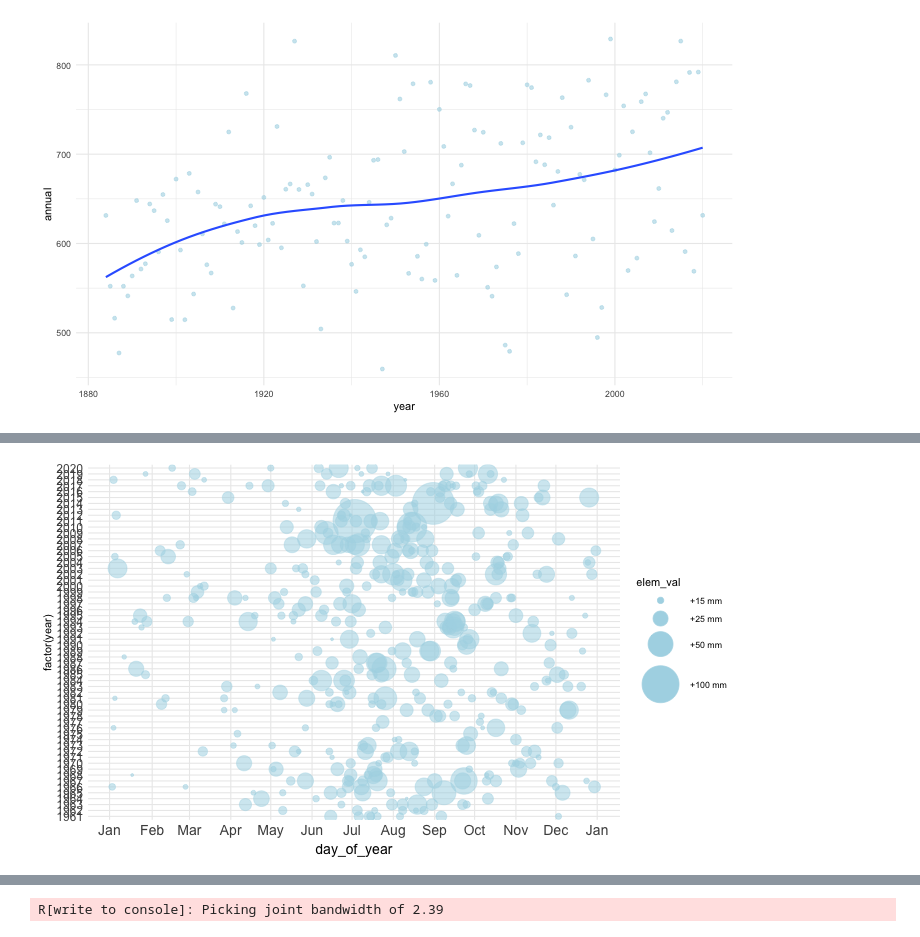
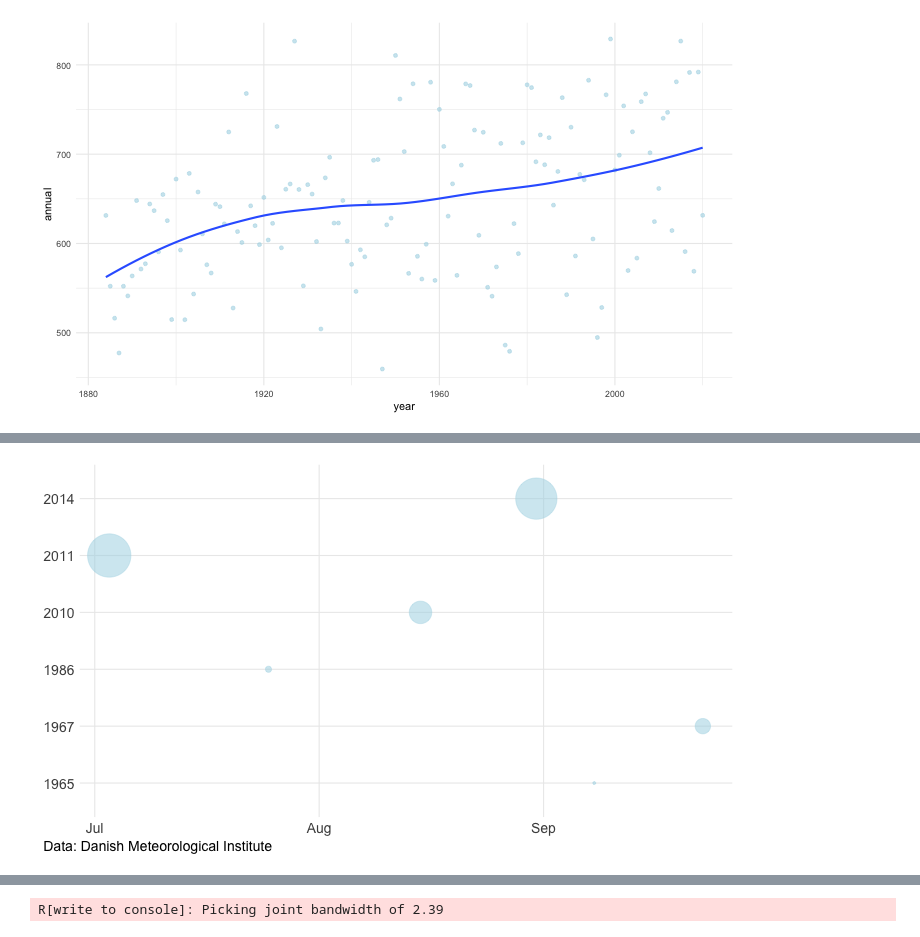
Before and after one commit to laurabejder/rain, a Jupyter notebook: visualizations.ipynb, the cells around one changed output, grey strips where cells are left out. Saved outputs shown, nothing was run; the diff lists cells and outputs as text; code cells hidden in the pictures.

```diff
--- a/visualizations.ipynb
+++ b/visualizations.ipynb
@@ -334,25 +309,28 @@ df['decade'] = df.apply(conditions, axis=1)
 # %%
 %%R -i df -h 400 -w 700
 
 df <- df %>%
-    filter(elem_val > 14)
+    filter(elem_val > 45)
 
 plot <- ggplot(df, aes(x = day_of_year, y = factor(year), size=elem_val)) +
     geom_point(aes(alpha = 0.4), color='lightblue') +
     scale_size(range=c(1,20),breaks=c(15,25,50,100),labels=c("+15 mm","+25 mm","+50 mm","+100 mm"),guide="legend")+
     scale_alpha(range=c(0.1,1),guide="none") +
     theme_minimal() +
+    labs(x = NULL, y = NULL,
+       caption = "Data: Danish Meteorological Institute") +
     theme(axis.title.x = element_text(vjust = 0, size = 14),
-        axis.text = element_text(size = 12),
+        axis.text = element_text(size = 14),
         axis.text.x = element_text(size = 14),
-        plot.title = element_text(size = 16, face = "bold"),
-        plot.subtitle = element_text(size = 14),
-        plot.caption = element_text(hjust = 0),
+        plot.caption = element_text(hjust = 0, size = 14),
         plot.title.position = "plot",
         plot.caption.position = "plot",
-        panel.grid.minor = element_blank())
+        panel.grid.minor = element_blank(),
+        legend.position = "none")
 
-plot + scale_x_continuous(breaks=c(0, 32, 60, 91, 121, 152, 182, 213, 244, 274, 305, 335, 366),
+plot <- plot + scale_x_continuous(breaks=c(0, 32, 60, 91, 121, 152, 182, 213, 244, 274, 305, 335, 366),
     labels=c("Jan","Feb","Mar","Apr","May","Jun","Jul","Aug","Sep","Oct","Nov","Dec","Jan"))
+
+plot
 # %% [output]
-[figure, old version]
+[figure, new version]
```
Also changed, not shown: parts of 11 cells of this notebook, 6 other files.
